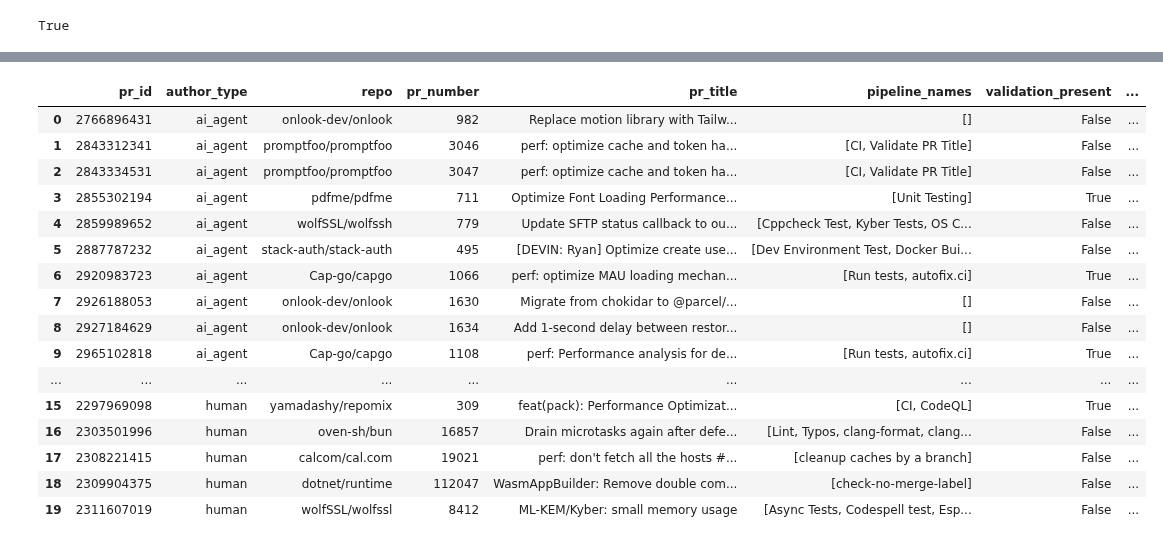
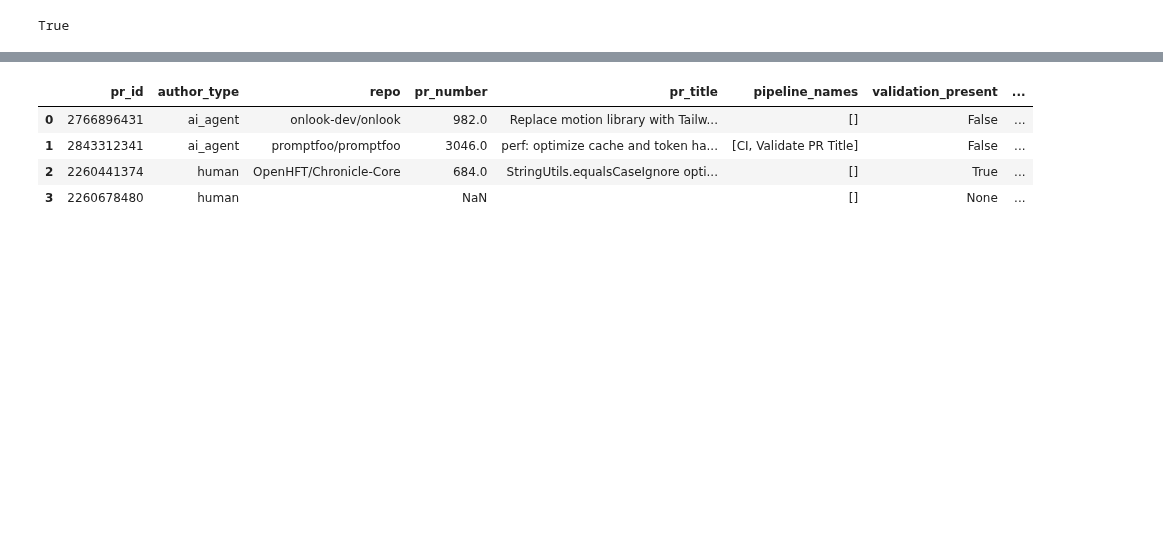
Before and after one commit to PurdueDualityLab/github_perf_patch_study, a Jupyter notebook: RQ3/main.ipynb, the cells around one changed output, grey strips where cells are left out. Saved outputs shown, nothing was run; the diff lists cells and outputs as text; code cells hidden in the pictures; blank space fills up the shorter version.

Commit message:
Update rq3_validation_evidence.parquet with new validation data

```diff
--- a/RQ3/main.ipynb
+++ b/RQ3/main.ipynb
@@ -342,26 +358,14 @@ Saved 20 rows to /Users/antoniozhong/Documents/dev/purdue/MSR2026/github_perf_pa
 # %%
 pd.set_option("display.max_colwidth", None)
 pd.set_option("display.expand_frame_repr", True)
 pd.set_option("display.max_rows", None)
 pd.set_option("display.max_columns", None)
 
 data_temp = pd.read_parquet(out_path)
-data_temp.head(20).to_dict(orient="records")
+data_temp.head(20)
 # %% [output]
 |  | pr_id | author_type | repo | pr_number | pr_title | pipeline_names | validation_present | ... |
-| 0 | 2766896431 | ai_agent | onlook-dev/onlook | 982 | Replace motion library with Tailw... | [] | False | ... |
-| 1 | 2843312341 | ai_agent | promptfoo/promptfoo | 3046 | perf: optimize cache and token ha... | [CI, Validate PR Title] | False | ... |
-| 2 | 2843334531 | ai_agent | promptfoo/promptfoo | 3047 | perf: optimize cache and token ha... | [CI, Validate PR Title] | False | ... |
-| 3 | 2855302194 | ai_agent | pdfme/pdfme | 711 | Optimize Font Loading Performance... | [Unit Testing] | True | ... |
-| 4 | 2859989652 | ai_agent | wolfSSL/wolfssh | 779 | Update SFTP status callback to ou... | [Cppcheck Test, Kyber Tests, OS C... | False | ... |
-| 5 | 2887787232 | ai_agent | stack-auth/stack-auth | 495 | [DEVIN: Ryan] Optimize create use... | [Dev Environment Test, Docker Bui... | False | ... |
-| 6 | 2920983723 | ai_agent | Cap-go/capgo | 1066 | perf: optimize MAU loading mechan... | [Run tests, autofix.ci] | True | ... |
-| 7 | 2926188053 | ai_agent | onlook-dev/onlook | 1630 | Migrate from chokidar to @parcel/... | [] | False | ... |
-| 8 | 2927184629 | ai_agent | onlook-dev/onlook | 1634 | Add 1-second delay between restor... | [] | False | ... |
-| 9 | 2965102818 | ai_agent | Cap-go/capgo | 1108 | perf: Performance analysis for de... | [Run tests, autofix.ci] | True | ... |
-| ... | ... | ... | ... | ... | ... | ... | ... | ... |
-| 15 | 2297969098 | human | yamadashy/repomix | 309 | feat(pack): Performance Optimizat... | [CI, CodeQL] | True | ... |
-| 16 | 2303501996 | human | oven-sh/bun | 16857 | Drain microtasks again after defe... | [Lint, Typos, clang-format, clang... | False | ... |
-| 17 | 2308221415 | human | calcom/cal.com | 19021 | perf: don't fetch all the hosts #... | [cleanup caches by a branch] | False | ... |
-| 18 | 2309904375 | human | dotnet/runtime | 112047 | WasmAppBuilder: Remove double com... | [check-no-merge-label] | False | ... |
-| 19 | 2311607019 | human | wolfSSL/wolfssl | 8412 | ML-KEM/Kyber: small memory usage | [Async Tests, Codespell test, Esp... | False | ... |
+| 0 | 2766896431 | ai_agent | onlook-dev/onlook | 982.0 | Replace motion library with Tailw... | [] | False | ... |
+| 1 | 2843312341 | ai_agent | promptfoo/promptfoo | 3046.0 | perf: optimize cache and token ha... | [CI, Validate PR Title] | False | ... |
+| 2 | 2260441374 | human | OpenHFT/Chronicle-Core | 684.0 | StringUtils.equalsCaseIgnore opti... | [] | True | ... |
+| 3 | 2260678480 | human |  | NaN |  | [] | None | ... |
```
Also changed, not shown: parts of 1 cell of this notebook, 1 other file.
